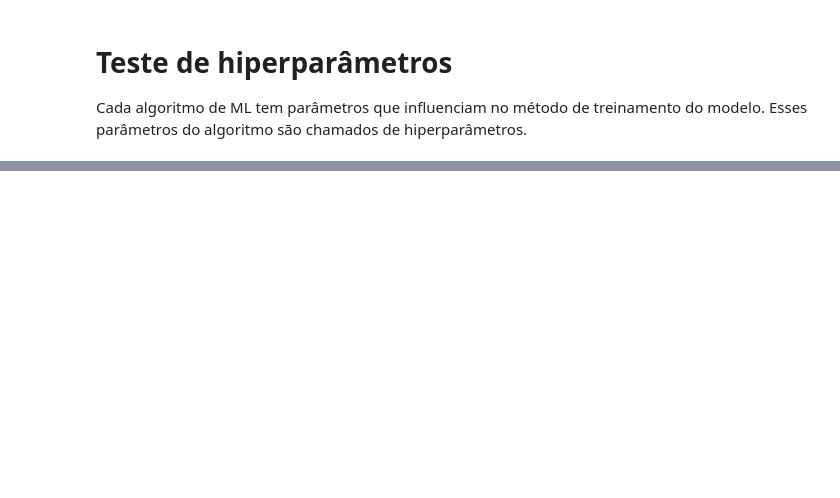
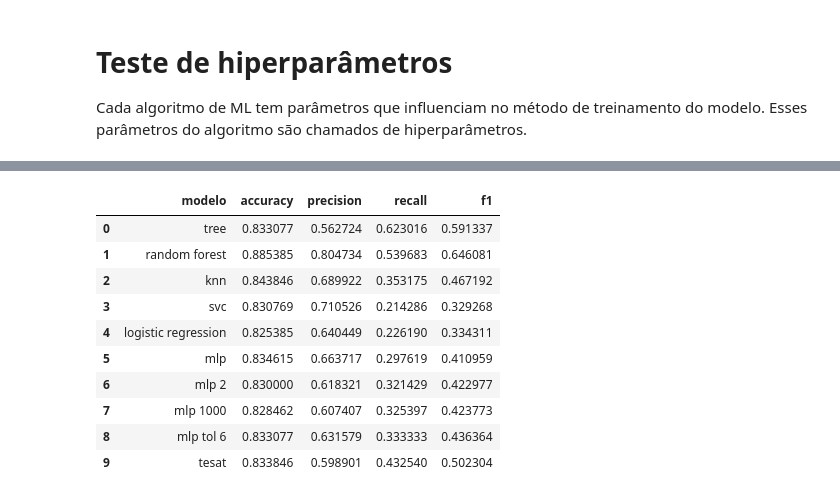
Before and after one commit to leandroneckel/aulas_data_science, a Jupyter notebook: Notebooks/Unidade 3/04_analise_ml_03.ipynb, the cells around one changed output, grey strips where cells are left out. Cells and saved outputs as stored; diff of their text form; code cells hidden in the pictures; blank space fills up the shorter version.

```diff
--- a/Notebooks/Unidade 3/04_analise_ml_03.ipynb
+++ b/Notebooks/Unidade 3/04_analise_ml_03.ipynb
@@ -50,0 +108,13 @@ resultados
+# %%
+from sklearn.svm import SVC
+modelo = SVC(
+    kernel = 'poly', # 'linear’, ‘poly’, ‘rbf’, ‘sigmoid’, ‘precomputed’
+    degree = 3, #int > 0
+    gamma = 'scale', #ou auto
+    tol = 1e-3, #frac
+    class_weight = None, # ou balanced
+)
+modelo.fit(x_treino,y_treino)
+y_previsto = modelo.predict(x_teste)
+resultados = add_result(resultados,y_teste,y_previsto)
+resultados
@@ -50,0 +133,12 @@ resultados
+# %%
+from sklearn.linear_model import LogisticRegression
+modelo = LogisticRegression(
+    max_iter = 100, #int
+    class_weight = None, #'balanced'
+    fit_intercept = True, #bool
+    tol = 1e-4, #float frac
+)
+modelo.fit(x_treino,y_treino)
+y_previsto = modelo.predict(x_teste)
+resultados = add_result(resultados,y_teste,y_previsto)
+resultados
@@ -50,0 +160,18 @@ resultados
+# %%
+from sklearn.neural_network import MLPClassifier
+modelo = MLPClassifier(
+    hidden_layer_sizes = (100,),#tupla de valores int,
+    activation = 'relu', #‘identity’, ‘logistic’, ‘tanh’, ‘relu’
+    solver = 'adam', #lbfgs’, ‘sgd’, ‘adam’
+    batch_size = 'auto', #int
+    learning_rate = 'adaptive', #‘constant’, ‘invscaling’, ‘adaptive’
+    max_iter = 1000, #int
+    tol = 1e-6, #float frac
+    verbose = 3, #1, 2 ou 3
+
+)
+modelo.fit(x_treino,y_treino)
+y_previsto = modelo.predict(x_teste)
+resultados = add_result(resultados,y_teste,y_previsto)
+resultados
+# %% [output]
@@ -50,0 +195,11 @@ resultados
+|  | modelo | accuracy | precision | recall | f1 |
+| 0 | tree | 0.833077 | 0.562724 | 0.623016 | 0.591337 |
+| 1 | random forest | 0.885385 | 0.804734 | 0.539683 | 0.646081 |
+| 2 | knn | 0.843846 | 0.689922 | 0.353175 | 0.467192 |
+| 3 | svc | 0.830769 | 0.710526 | 0.214286 | 0.329268 |
+| 4 | logistic regression | 0.825385 | 0.640449 | 0.226190 | 0.334311 |
+| 5 | mlp | 0.834615 | 0.663717 | 0.297619 | 0.410959 |
+| 6 | mlp 2 | 0.830000 | 0.618321 | 0.321429 | 0.422977 |
+| 7 | mlp 1000 | 0.828462 | 0.607407 | 0.325397 | 0.423773 |
+| 8 | mlp tol 6 | 0.833077 | 0.631579 | 0.333333 | 0.436364 |
+| 9 | tesat | 0.833846 | 0.598901 | 0.432540 | 0.502304 |
```
Also changed, not shown: parts of 11 cells of this notebook, 8 other files.
